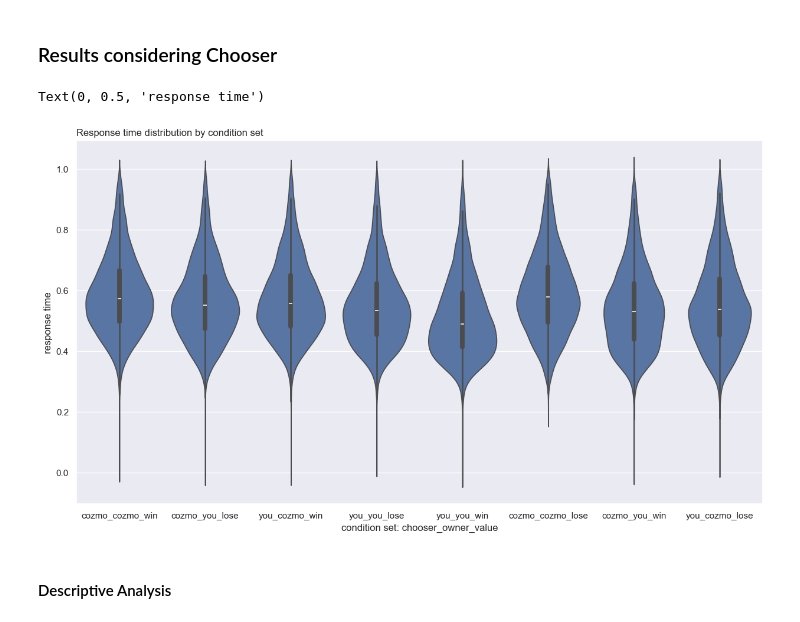
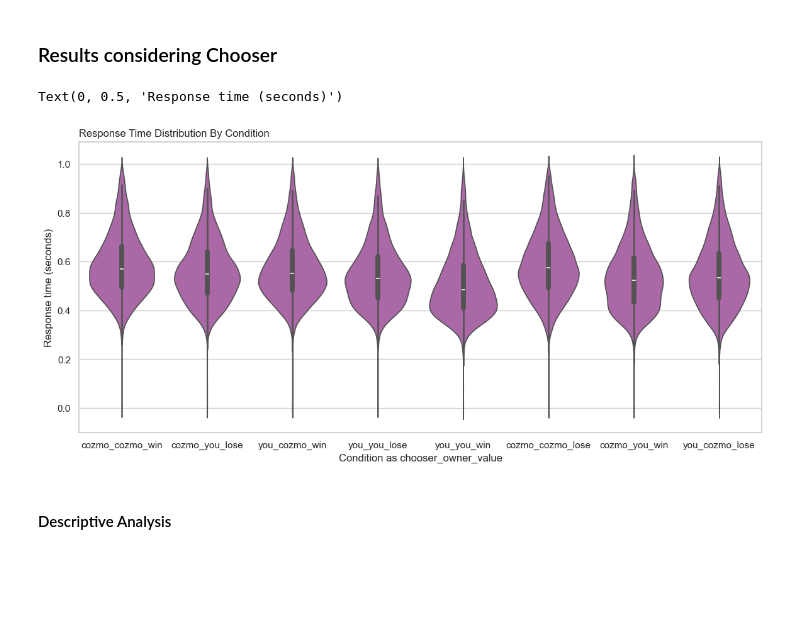
Before and after one commit to anjaghub/master_thesis, a Jupyter notebook: analysis.ipynb, the cells around one changed output. Cells and saved outputs as stored; diff of their text form; code cells hidden in the pictures; blank space fills up the shorter version.

```diff
--- a/analysis.ipynb
+++ b/analysis.ipynb
@@ -227,13 +241,13 @@ data = data[data['participant'].isin(sample)]
 ### Normal Distribution
 # %%
 # Histogram of all response times
-sns.set_theme(style="darkgrid")
+sns.set_theme(style="whitegrid")
 
 sns.histplot(data=data, x="owner_confirm_rt", color="purple", kde=True)
 
-plt.title('Response time distribution', loc='left')
-plt.xlabel('response time')
-plt.ylabel('count')
+plt.title('Distribution of Response Times', loc='left')
+plt.xlabel('response time (seconds)')
+plt.ylabel('frequency')
 
 plt.show()
 # %% [output]
@@ -247,14 +261,15 @@ Are participants faster when confirming give or when confirming keep?
 # %%
 # Histogram of response times
 # TODO: mirror https://python-graph-gallery.com/density-mirror/
-sns.set_theme(style="darkgrid")
+sns.set_theme(style="whitegrid")
+sns.color_palette("colorblind")
 
-sns.histplot(data=data[data['owner_confirm_keys'] == 'g'], x="owner_confirm_rt", color="skyblue", label="give", kde=True)
-sns.histplot(data=data[data['owner_confirm_keys'] == 'k'], x="owner_confirm_rt", color="red", label="keep", kde=True)
+sns.histplot(data=data[data['owner_confirm_keys'] == 'g'], color = 'slateblue', x="owner_confirm_rt", label="give", kde=True)
+sns.histplot(data=data[data['owner_confirm_keys'] == 'k'], color = 'lightseagreen', x="owner_confirm_rt", label="keep", kde=True)
 
-plt.title('Response time distribution by outcome ownership', loc='left')
-plt.xlabel('response time')
-plt.ylabel('count')
+plt.title('Response Time Distribution By Outcome Ownership', loc='left')
+plt.xlabel('Response time (seconds)')
+plt.ylabel('Frequency')
 
 plt.legend()
 plt.show()
@@ -277,14 +292,14 @@ data.groupby(['owner', 'value']).agg(average_response_time=('owner_confirm_rt',
 --> Since we already know that giving is harder (takes longer) than keeping, this is probalby anyways driven by the outcome owner = "you" condition
 # %%
 # Histogram of response times
-sns.set_theme(style="darkgrid")
+sns.set_theme(style="whitegrid")
 
-sns.histplot(data=data[data['value'] == 'win'], x="owner_confirm_rt", color="purple", label="win", kde=True)
-sns.histplot(data=data[data['value'] == 'lose'], x="owner_confirm_rt", color="yellow", label="lose", kde=True)
+sns.histplot(data=data[data['value'] == 'win'], x="owner_confirm_rt", color="steelblue", label="win", kde=True)
+sns.histplot(data=data[data['value'] == 'lose'], x="owner_confirm_rt", color="goldenrod", label="lose", kde=True)
 
-plt.title('Response time distribution by outcome value', loc='left')
-plt.xlabel('response time')
-plt.ylabel('count')
+plt.title('Response Time Distribution By Outcome Value', loc='left')
+plt.xlabel('Response time (seconds)')
+plt.ylabel('Frequency')
 
 plt.legend()
 plt.show()
@@ -334,16 +349,16 @@ print(anova)
 # %%
 # Reaction time per condition group
 # https://python-graph-gallery.com/39-hidden-data-under-boxplot/
 # sns.boxplot( x=data["identifier_chooser_owner_value_corr"], y=data["owner_confirm_rt"] )
-plt.figure(figsize=(15, 8))
-sns.violinplot( x=data["identifier_chooser_owner_value_corr"], y=data["owner_confirm_rt"] )
+plt.figure(figsize=(14, 6))
+sns.violinplot( x=data["identifier_chooser_owner_value_corr"], y=data["owner_confirm_rt"], color = '#b65db1' )
 
-plt.title('Response time distribution by condition set', loc='left')
-plt.xlabel('condition set: chooser_owner_value')
-plt.ylabel('response time')
+plt.title('Response Time Distribution By Condition', loc='left')
+plt.xlabel('Condition as chooser_owner_value')
+plt.ylabel('Response time (seconds)')
 # %% [output]
-Text(0, 0.5, 'response time')
+Text(0, 0.5, 'Response time (seconds)')
-[figure, old version]
+[figure, new version]
 # %% [markdown]
 #### Descriptive Analysis
 # %% [markdown]
```
Also changed, not shown: parts of 32 cells of this notebook.
